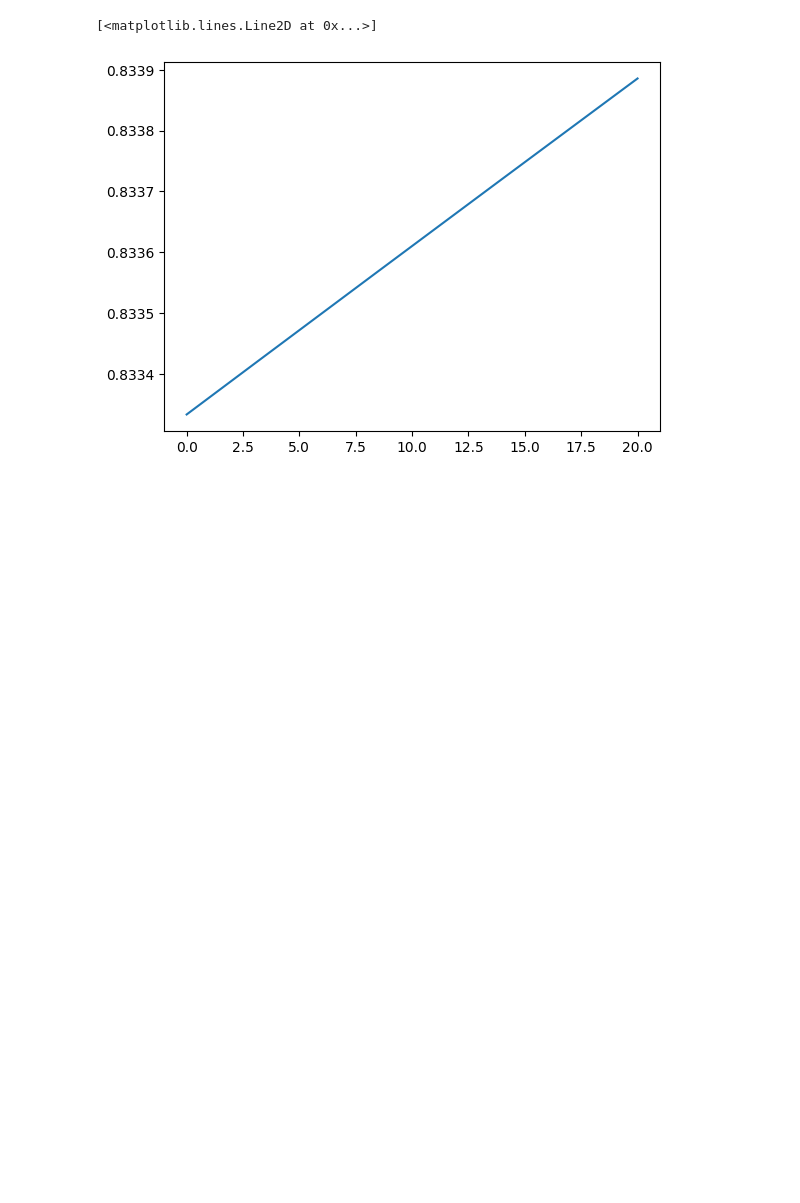
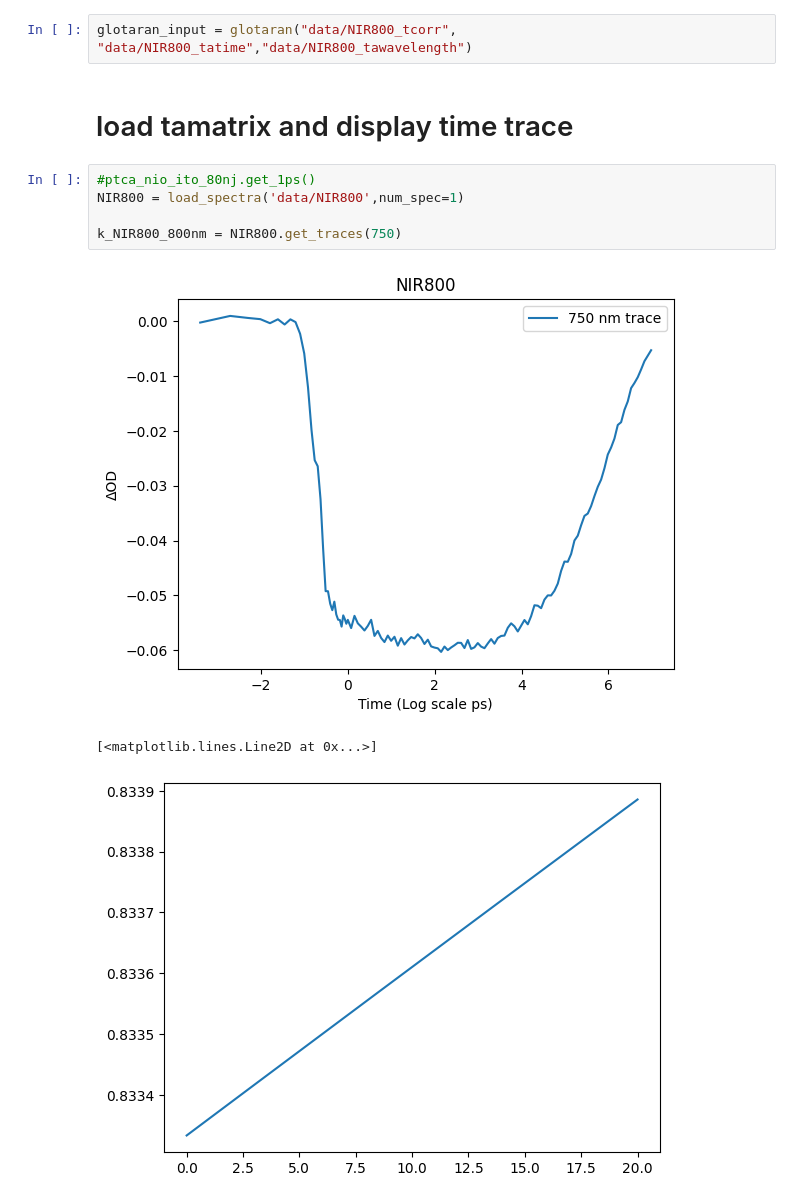
Before and after one commit to Alchemist-Aloha/TA_Analyzer, a Jupyter notebook: ta_analyzer.ipynb, the cells around one changed output. Cells and saved outputs as stored; diff of their text form; blank space fills up the shorter version.

```diff
--- a/ta_analyzer.ipynb
+++ b/ta_analyzer.ipynb
@@ -132,3 +87,14 @@ k_NIR800_800nm = NIR800.get_traces(750)
+# %%
+glotaran_input = glotaran("data/NIR800_tcorr", "data/NIR800_tatime","data/NIR800_tawavelength")
+# %% [markdown]
+# load tamatrix and display time trace
+# %%
+#ptca_nio_ito_80nj.get_1ps()
+NIR800 = load_spectra('data/NIR800',num_spec=1)
+
+k_NIR800_800nm = NIR800.get_traces(750)
+# %% [output]
+[figure, added]
 # %%
 # %% [output]
 [<matplotlib.lines.Line2D at 0x...>]
```
Also changed, not shown: parts of 13 cells of this notebook, 22 other files.
